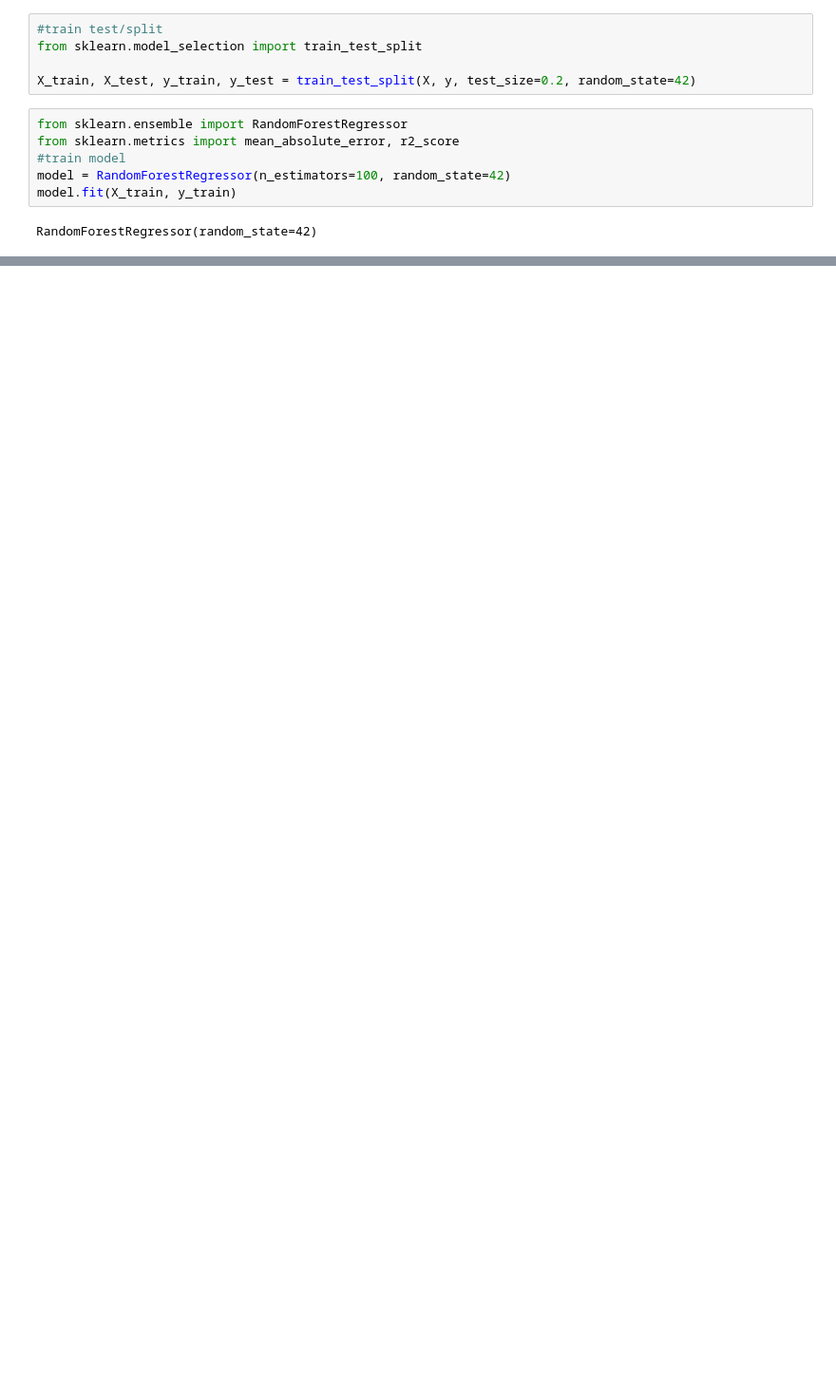
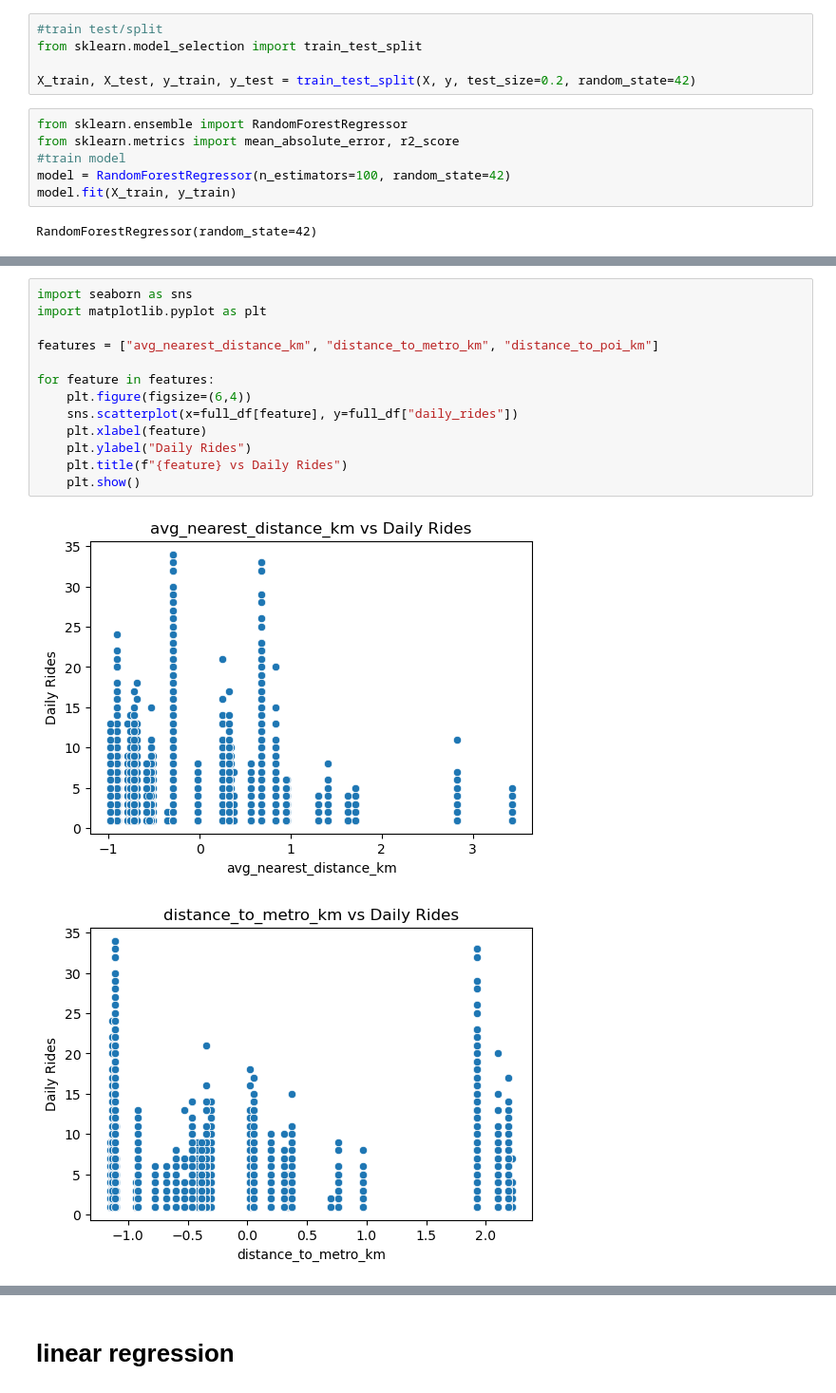
Before and after one commit to pabs-llama/projects, a Jupyter notebook: project_3_ capitalbikeshare/linear_regression_pg.ipynb, the cells around one changed output, grey strips where cells are left out. Shown at 95% size. Saved outputs shown, nothing was run; the diff lists cells and outputs as text; blank space fills up the shorter version.

```diff
--- a/project_3_ capitalbikeshare/linear_regression_pg.ipynb
+++ b/project_3_ capitalbikeshare/linear_regression_pg.ipynb
@@ -745,0 +813,16 @@ R² Score: 0.9159432382962864
+# %%
+import seaborn as sns
+import matplotlib.pyplot as plt
+
+features = ["avg_nearest_distance_km", "distance_to_metro_km", "distance_to_poi_km"]
+
+for feature in features:
+    plt.figure(figsize=(6,4))
+    sns.scatterplot(x=full_df[feature], y=full_df["daily_rides"])
+    plt.xlabel(feature)
+    plt.ylabel("Daily Rides")
+    plt.title(f"{feature} vs Daily Rides")
+    plt.show()
+# %% [output]
+[figure, added]
+[figure, added]
@@ -745,0 +830,2 @@ R² Score: 0.9159432382962864
+# %% [markdown]
+# linear regression
```
Also changed, not shown: parts of 44 cells of this notebook, 1 other file.
